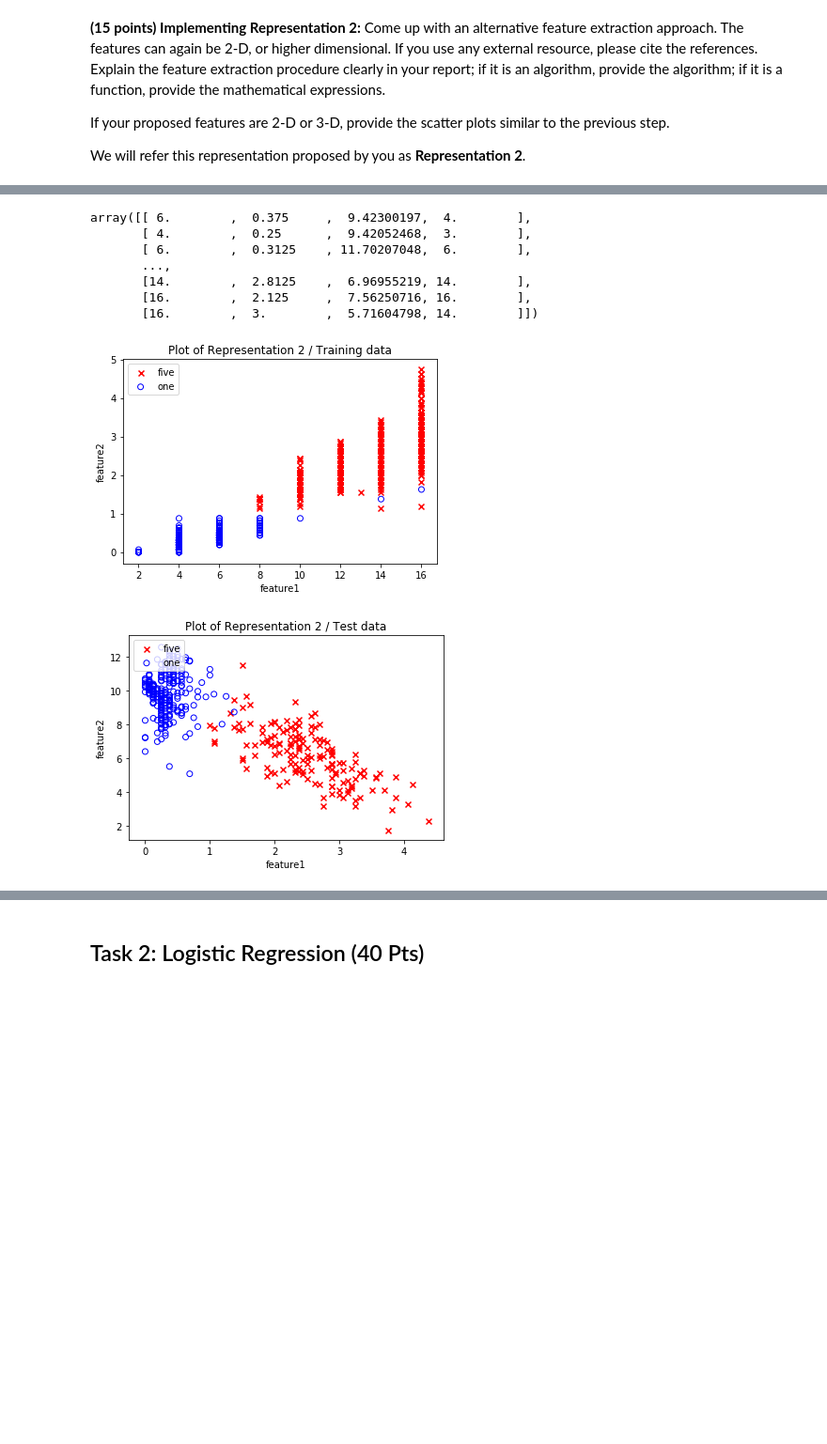
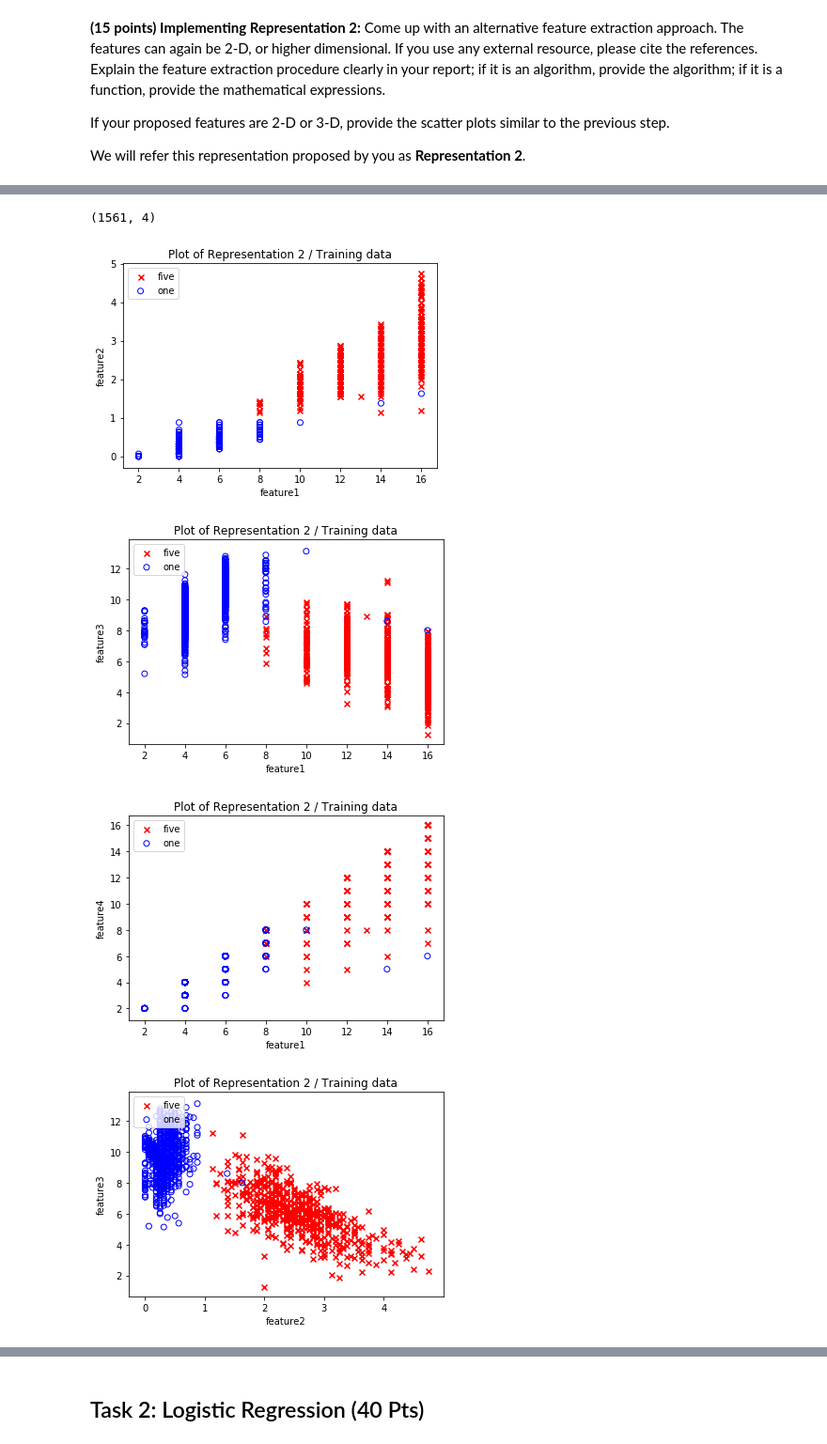
Before and after one commit to yavuzDemir21/Machine-Learning-Digit-Classifier, a Jupyter notebook: SolnTemplate_Yavuz.ipynb, the cells around one changed output, grey strips where cells are left out. Shown at 94% size. Saved outputs shown, nothing was run; the diff lists cells and outputs as text; code cells hidden in the pictures; blank space fills up the shorter version.

```diff
--- a/SolnTemplate_Yavuz.ipynb
+++ b/SolnTemplate_Yavuz.ipynb
@@ -63,25 +63,12 @@ Represent1_test_data = np.column_stack((intensity_test_data,symmetry_diff_test_d
 **(5 points)** Provide two scatter plots, one for training and one for test data. The plots should contain the average intensity values in the x-axis and symmetry values in the
 y-axis. Denote the data points of label 1 with blue marker shaped <font color='blue'>o</font> and the data points of label -1 with a red marker shaped <font color='red'>x</font>. (Hint: check out `plt.scatter` and its `marker` and `color` parameters). Explicitly state the axis labels and figure title for both plots (Hint: `plt.xlabel`, `plt.ylabel`, `plt.title`).
 # %%
-def plotter(x_feature_data,y_feature_data,label_data, legend_pos, x_label_name, y_label_name, title):
-    plottable=np.column_stack((x_feature_data,y_feature_data))
+def plotterStacked(plottable, label_data, legend_pos, x_label_name, y_label_name, title, col1=0, col2=1):
     fig = plt.figure()
     ax1 = fig.add_subplot(111)
-    ax1.scatter(plottable[label_data==-1,0], plottable[label_data== -1,1], marker = 'x', color='red', label='five')
-    ax1.scatter(plottable[label_data==1,0], plottable[label_data== 1,1], marker = 'o',facecolors='none', edgecolors='blue', label='one')
+    ax1.scatter(plottable[label_data==-1,col1], plottable[label_data== -1,col2], marker = 'x', color='red', label='five')
+    ax1.scatter(plottable[label_data==1,col1], plottable[label_data== 1,col2], marker = 'o',facecolors='none', edgecolors='blue', label='one')
     plt.legend(loc= legend_pos)
     plt.xlabel(x_label_name)
     plt.ylabel(y_label_name)
     plt.title(title)
-    plt.show()
-# %%
-def plotterStacked(plottable,label_data, legend_pos, x_label_name, y_label_name, title):
-    fig = plt.figure()
-    ax1 = fig.add_subplot(111)
-    ax1.scatter(plottable[label_data==-1,0], plottable[label_data== -1,1], marker = 'x', color='red', label='five')
-    ax1.scatter(plottable[label_data==1,0], plottable[label_data== 1,1], marker = 'o',facecolors='none', edgecolors='blue', label='one')
-    plt.legend(loc= legend_pos)
-    plt.xlabel(x_label_name)
-    plt.ylabel(y_label_name)
-    plt.title(title)
-    plt.show()
@@ -153,16 +135,2 @@ array([[ 4.        ,  0.3125    ,  9.04126885,  4.        ],
 # %%
 test_features = extract(test_data)
-# %%
-test_features
-# %% [output]
-array([[ 6.        ,  0.375     ,  9.42300197,  4.        ],
-       [ 4.        ,  0.25      ,  9.42052468,  3.        ],
-       [ 6.        ,  0.3125    , 11.70207048,  6.        ],
-       ...,
-       [14.        ,  2.8125    ,  6.96955219, 14.        ],
-       [16.        ,  2.125     ,  7.56250716, 16.        ],
-       [16.        ,  3.        ,  5.71604798, 14.        ]])
-# %%
-plotterStacked(train_features,train_labels, 'upper left', 'feature1', 'feature2', 'Plot of Representation 2 / Training data')
-# %% [output]
-[figure, removed]
@@ -180,4 +137,14 @@ def plotterStacked2(plottable,label_data, legend_pos, x_label_name, y_label_name
-# %%
-plotterStacked2(test_features,test_labels, 'upper left', 'feature1', 'feature2', 'Plot of Representation 2 / Test data')
-# %% [output]
-[figure, removed]
+# %%
+train_features.shape
+# %% [output]
+(1561, 4)
+# %%
+for i in range(3):
+    for j in range (i+1, 4):
+        plotterStacked(train_features,train_labels, 'upper left', 'feature' + str(i+1), 'feature' + str(j+1), 'Plot of Representation 2 / Training data', i, j)
+        plt.show()
+# %% [output]
+[figure, added]
+[figure, added]
+[figure, added]
+[figure, added]
```
Also changed, not shown: parts of 63 cells of this notebook.
